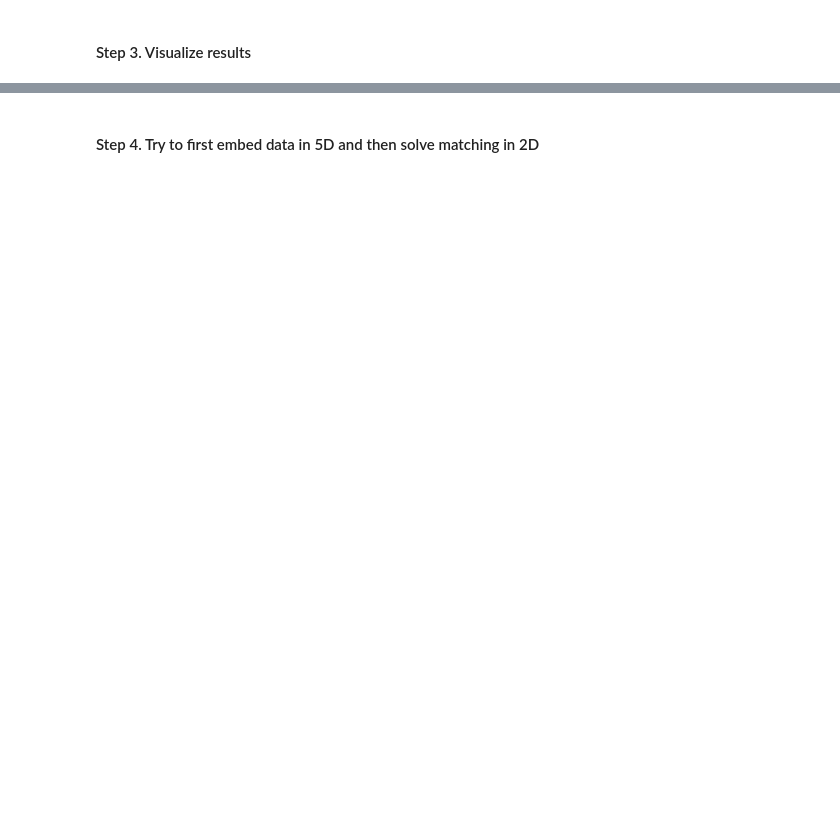
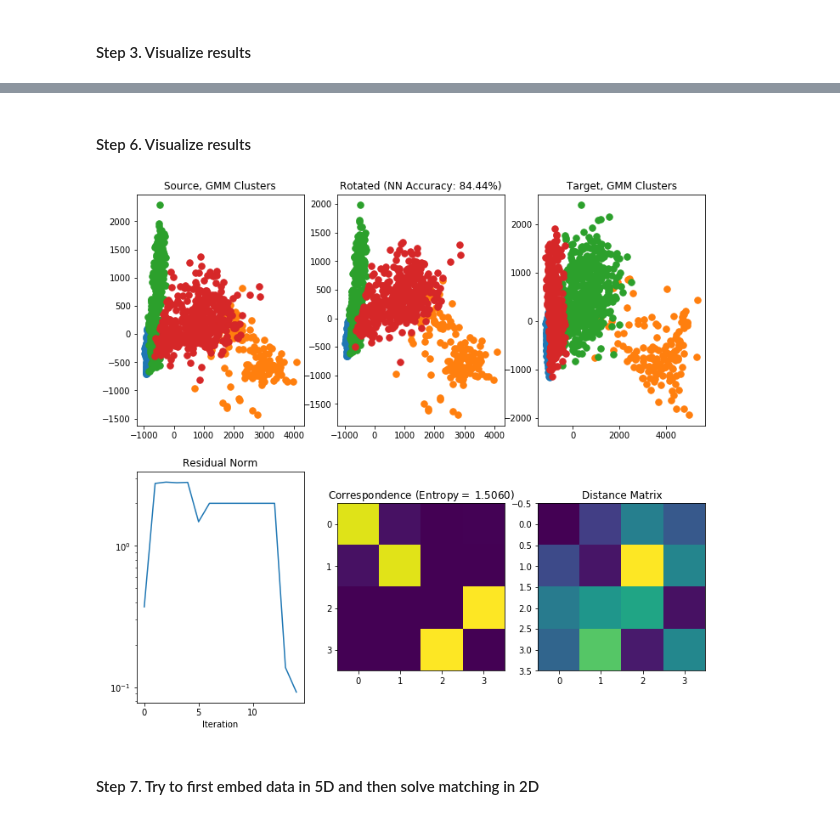
Before and after one commit to nerdslab/PyHiWA, a Jupyter notebook: HiWA-Demo.ipynb, the cells around one changed output, grey strips where cells are left out. Saved outputs shown, nothing was run; the diff lists cells and outputs as text; code cells hidden in the pictures; blank space fills up the shorter version.

```diff
--- a/HiWA-Demo.ipynb
+++ b/HiWA-Demo.ipynb
@@ -144,0 +169,4 @@ c = plt.colorbar()
+# %%
+gmm = GaussianMixture(n_components=4)
+l1_gmm = gmm.fit_predict(ft1_3d)
+l2_gmm = gmm.fit_predict(ft2_3d)
@@ -144,0 +175,14 @@ c = plt.colorbar()
+# %%
+# Fit the model and transform the source dataset
+t1 = time.time()
+hwa = hiwa.HiWA(dim_red_method=PCA(n_components=2), normalize=True)
+ft1_rec = hwa.fit_transform(ft1_3d, l1_gmm, ft2_3d, l2_gmm)
+t2 = time.time()
+
+print('Time elapsed: {:.4f} seconds'.format(t2 - t1))
+
+nbrs = NearestNeighbors()
+nbrs.fit(ft1_rec)
+idx = nbrs.kneighbors(ft2_3d, n_neighbors=1, return_distance=False).squeeze()
+nn_hwa = (l1[idx] == l2).sum() / l2.shape[0]
+print('NN Accuracy: {:.2%}'.format(nn_hwa))
@@ -145,5 +192,34 @@ c = plt.colorbar()
+# %% [markdown]
+#### Step 6. Visualize results
+# %%
+# Plot the results, plus some diagnostics
+plt.figure(figsize=(12, 11))
+plt.subplot(2, 3, 1)
+plt.title('Source, GMM Clusters')
+utils.color_data(ft1_3d, l1_gmm)
+plt.subplot(2, 3, 2)
+plt.title('Rotated (NN Accuracy: {:.2%})'.format(nn_hwa))
+utils.color_data(ft1_rec, l1_gmm)
+plt.subplot(2, 3, 3)
+plt.title('Target, GMM Clusters')
+utils.color_data(ft2_3d, l2_gmm)
+ax = plt.subplot(2, 3, 4)
+plt.plot(hwa.diagnostics['Rg_norm'])
+ax.set_yscale('log')
+plt.title('Residual Norm')
+plt.xlabel('Iteration')
+plt.subplot(2, 3, 5)
+plt.imshow(hwa.P)
+plt.xticks(np.arange(4))
+plt.yticks(np.arange(4))
+plt.title('Correspondence (Entropy$ = $ %.4f)' %(-np.sum(hwa.P * np.log(hwa.P))))
+plt.subplot(2, 3, 6)
+plt.title('Distance Matrix')
+c = plt.imshow(hwa.diagnostics['C'])
+# %% [output]
+[figure, added]
 # %% [markdown]
-#### Step 4. Try to first embed data in 5D and then solve matching in 2D
+#### Step 7. Try to first embed data in 5D and then solve matching in 2D
 # %%
 # We're not limited to matching in 3D
 pca = PCA(n_components=5)
```
Also changed, not shown: parts of 13 cells of this notebook, 2 other files.
